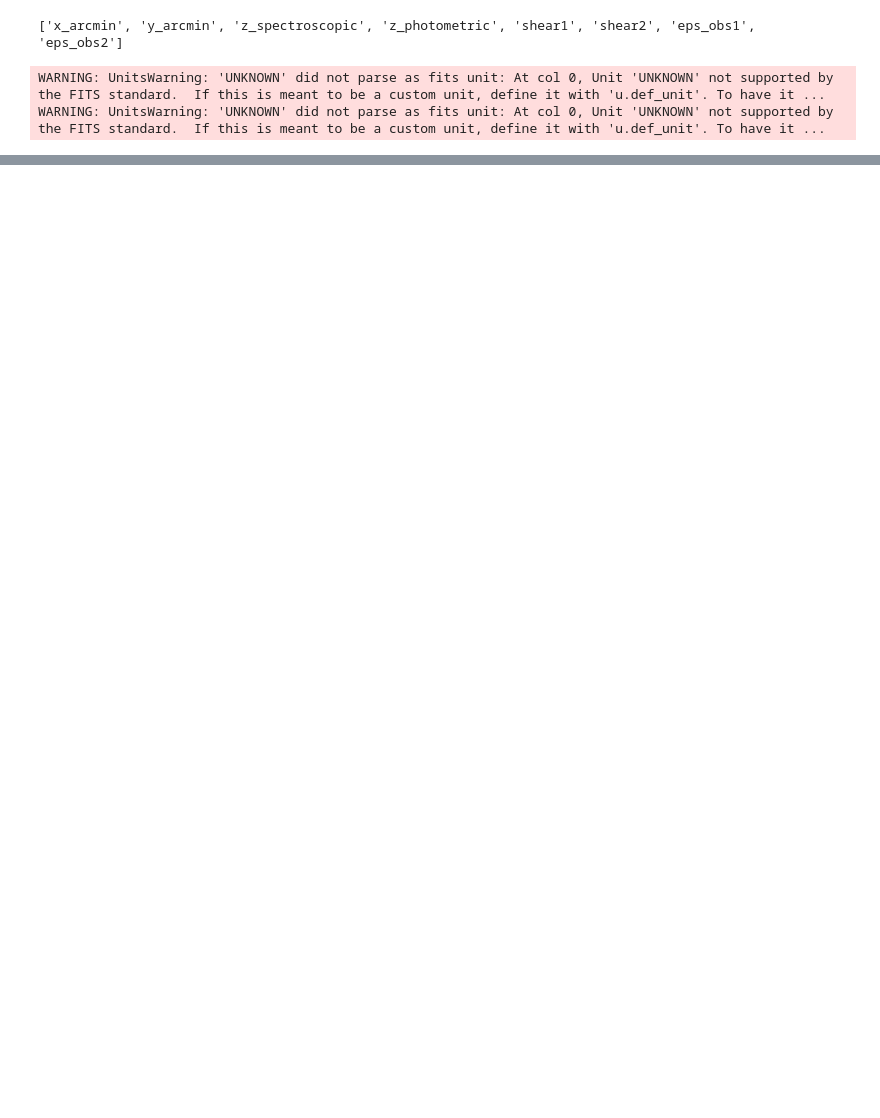
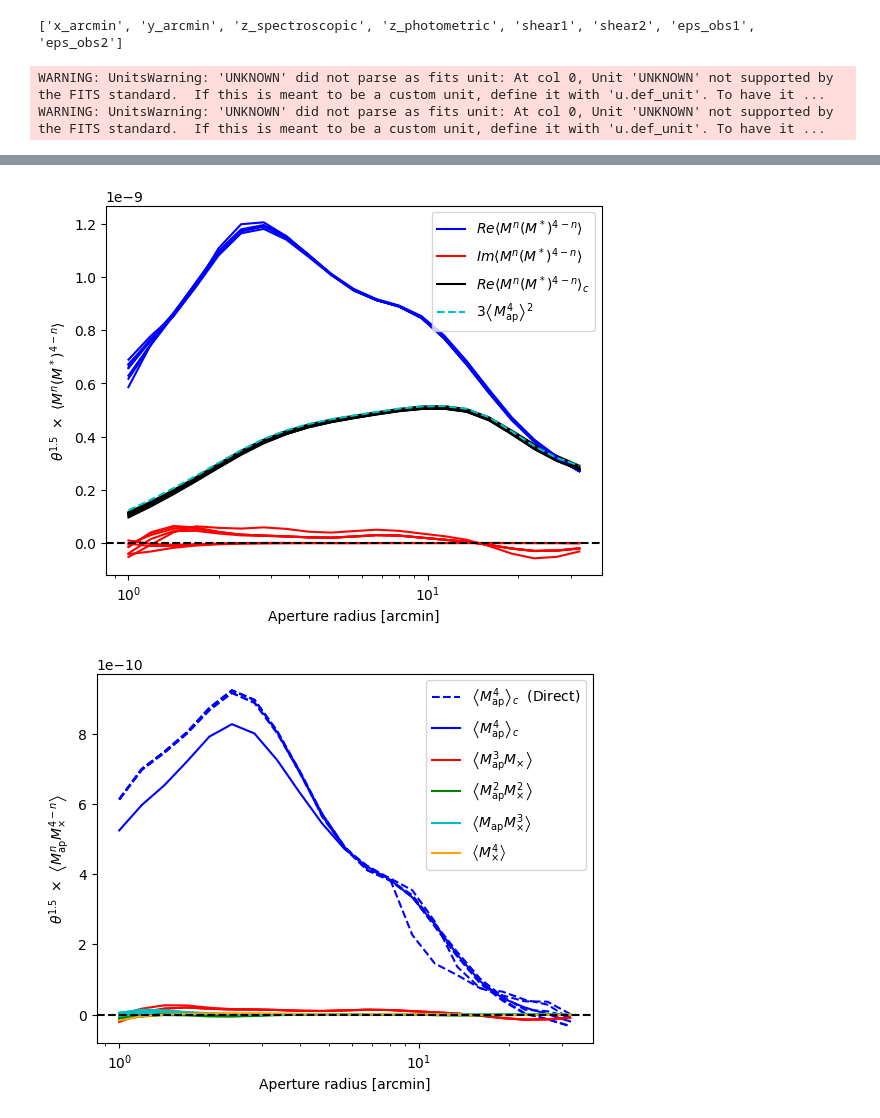
Before and after one commit to lporth93/orpheus, a Jupyter notebook: docs/source/notebooks/GGGG_tutorial.ipynb, the cells around one changed output, grey strips where cells are left out. Saved outputs shown, nothing was run; the diff lists cells and outputs as text; code cells hidden in the pictures; blank space fills up the shorter version.

```diff
--- a/docs/source/notebooks/GGGG_tutorial.ipynb
+++ b/docs/source/notebooks/GGGG_tutorial.ipynb
@@ -88,0 +166,6 @@ fourpcf.npcf_multipoles_norm.shape
+# %%
+%%time
+M4correlators = fourpcf_fine.process(shapecat, lowmem=lowmem, mapradii=mapradii, statistics=['M4'])
+
+mmstar = M4correlators[0][:,0]
+mapmx = orpheus.GGGGCorrelation_NoTomo.MMStar2MapMx_fourth(mmstar)
@@ -88,0 +192,5 @@ fourpcf.npcf_multipoles_norm.shape
+# %%
+%%time
+direct = orpheus.Direct_MapnEqual(order_max=4,Rmin=mapradii[0],Rmax=mapradii[-1],nbinsr=len(mapradii),accuracies=8,ap_weights='InvShot')
+shapecat.create_mask()
+mapstat_direct, _ = direct.process(shapecat)
@@ -88,0 +205,3 @@ fourpcf.npcf_multipoles_norm.shape
+# %%
+%%time
+map4_disc_from_map2 = 3*ggcorr.computeMap2(mapradii)[0,0]**2
@@ -88,0 +211,3 @@ fourpcf.npcf_multipoles_norm.shape
+# %%
+%%time
+mmstar_disc, mapmx_disc = fourpcf_fine.estimateMap4disc(cat=shapecat, radii=mapradii, nsubr=3, basis='both')
@@ -88,0 +225,50 @@ fourpcf.npcf_multipoles_norm.shape
+# %%
+# Plot MM* basis
+for elcomp in range(8):
+    plt.semilogx(mapradii,mapradii**1.5*mmstar[elcomp].real, 'b-',label=(elcomp==0)*r"$Re\left\langle M^n (M^*)^{4-n}\right\rangle$")
+    plt.semilogx(mapradii,mapradii**1.5*mmstar[elcomp].imag, 'r-',label=(elcomp==0)*r"$Im\left\langle M^n (M^*)^{4-n}\right\rangle$")
+    plt.semilogx(mapradii,mapradii**1.5*mmstar_disc[elcomp].real, 'k-',label=(elcomp==0)*r"$Re\left\langle M^n (M^*)^{4-n}\right\rangle_c$")
+plt.semilogx(mapradii,mapradii**1.5*map4_disc_from_map2, 'c--', label=r"$3 \left\langle M_{\rm{ap}}^{4}\right\rangle^2$")
+plt.axhline(0,color='k',ls='--')
+plt.xlabel('Aperture radius [arcmin]')
+plt.ylabel(r'$\theta^{1.5} \ \times \ \left\langle M^n (M^*)^{4-n}\right\rangle$')
+plt.legend(loc='upper right')
+plt.show()
+
+# Plot MapMx basis
+for elcov in range(5):
+    plt.semilogx(mapradii,mapradii**1.5*(mapstat_direct[:,elcov,3]-3*mapstat_direct[:,elcov,1]**2),'b--',label=(elcov==0)*r"$\left\langle M_{\rm{ap}}^{4}\right\rangle_c$  (Direct)")
+plt.semilogx(mapradii,mapradii**1.5*(mapmx[0]-map4_disc_from_map2), 'b-', label=r"$\left\langle M_{\rm{ap}}^{4}\right\rangle_c$")
+for elcomp in range(1,4):
+    plt.semilogx(mapradii,mapradii**1.5*mapmx[elcomp], 'r-', label=(elcomp==1)*r"$\left\langle M_{\rm{ap}}^{3}  M_{\times}\right\rangle$")
+for elcomp in range(5,11):
+    plt.semilogx(mapradii,mapradii**1.5*mapmx[elcomp], 'g-', label=(elcomp==5)*r"$\left\langle M_{\rm{ap}}^{2}  M_{\times}^2 \right\rangle$")
+for elcomp in range(11,15):
+    plt.semilogx(mapradii,mapradii**1.5*mapmx[elcomp], 'c-', label=(elcomp==11)*r"$\left\langle M_{\rm{ap}}  M_{\times}^3 \right\rangle$")
+plt.semilogx(mapradii,mapradii**1.5*mapmx[15], 'orange', label=r"$\left\langle M_{\times}^4 \right\rangle$")
+#plt.semilogx(mapradii,mapradii**1.5*mapmx_disc[0], 'k-', label=r"$\left\langle M_{\rm{ap}}^{4}\right\rangle_{\rm{disc.}}$")
+#plt.semilogx(mapradii,mapradii**1.5*map4_disc_from_map2, 'c--', label=r"$3 \left\langle M_{\rm{ap}}^{4}\right\rangle^2$")
+#plt.semilogx(mapradii,mapradii**1.5*3*mapstat_direct[:,1,1]**2,'b--',label=r"$3 \left\langle M_{\rm{ap}}^{2}\right\rangle (Direct)$")
+plt.axhline(0,color='k',ls='--')
+plt.xlabel('Aperture radius [arcmin]')
+plt.ylabel(r'$\theta^{1.5} \ \times \ \left\langle M_{\rm{ap}}^{n}  M_{\times}^{4-n} \right\rangle$')
+plt.legend(loc='upper right')
+plt.show()
+
+# Plot Ratio between measurement
+for elcov in range(5):
+    plt.semilogx(mapradii,(mapmx[0]-map4_disc_from_map2)/(mapstat_direct[:,elcov,3]-3*mapstat_direct[:,elcov,1]**2),'b-',
+                 label=(elcov==0)*r"$\left\langle M_{\rm{ap}}^{4}\right\rangle_{\mathrm{c}}$: 4PCF/Direct")
+for elcomp in range(8):
+    plt.semilogx(mapradii,mmstar_disc[elcomp]/map4_disc_from_map2,'r-',alpha=0.2)
+plt.semilogx(mapradii,np.mean(mmstar_disc,axis=0)/map4_disc_from_map2,'r-',lw=3,label=r"$\left\langle M_{\rm{ap}}^{4}\right\rangle_{\mathrm{disc.}}$: 4PCF/2PCF")
+plt.axhline(1,color='k',ls='--')
+plt.fill_between(x=mapradii,y1=0.98,y2=1.02,color='grey',alpha=0.3)
+plt.ylim(0.9,1.05)
+plt.xlabel('Aperture radius [arcmin]')
+plt.ylabel('Ratio ')
+plt.legend(loc='upper left')
+plt.show()
+# %% [output]
+[figure, added]
+[figure, added]
```
Also changed, not shown: parts of 31 cells of this notebook, 11 other files.
